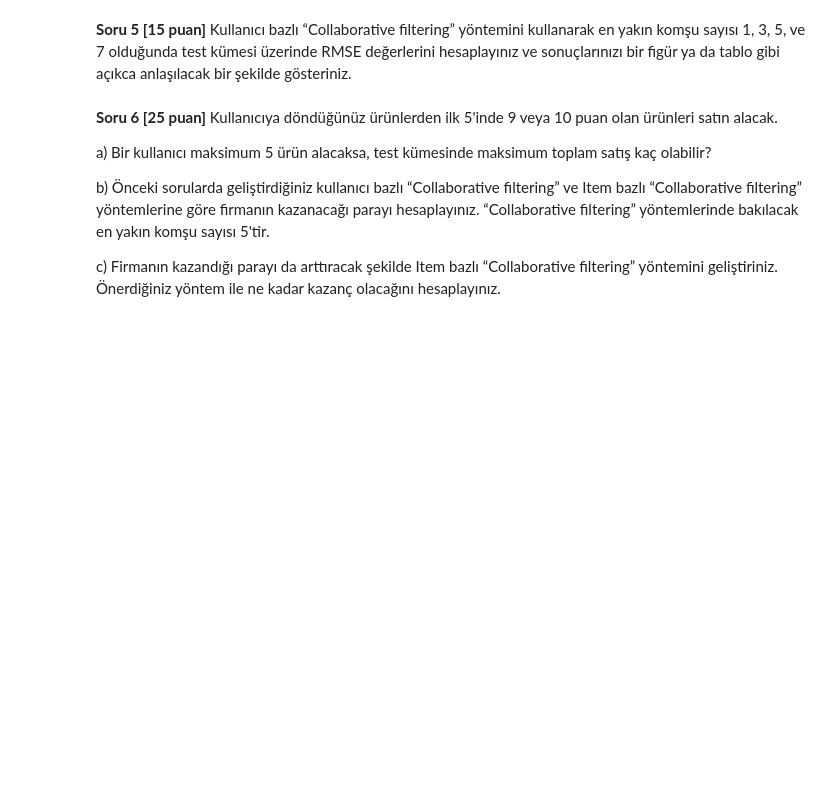
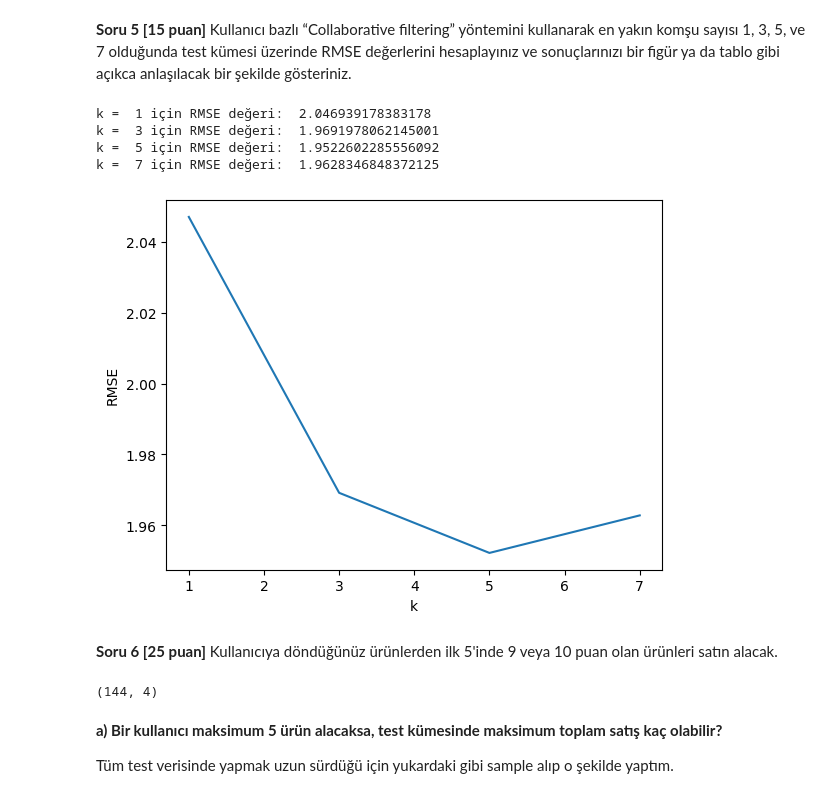
Before and after one commit to emre-bl/BIL476-Data-Mining, a Jupyter notebook: Recommendation Systems/Odev 2.ipynb, the cells around one changed output. Saved outputs shown, nothing was run; the diff lists cells and outputs as text; code cells hidden in the pictures; blank space fills up the shorter version.

```diff
--- a/Recommendation Systems/Odev 2.ipynb
+++ b/Recommendation Systems/Odev 2.ipynb
@@ -155,5 +211,9 @@ test.head(5)
 # %%
-a = User_user_filter(train, 276745 , '342310538', k= 5)
-print('Gerçek Değer :' ,test.iloc[0]['Book-Rating'])
-print('Tahmin Değeri :' ,a)
+for idx in proper_idx:
+    print("idx :", idx)
+    user_id = test.iloc[idx]['User-ID']
+    isbn = test.iloc[idx]['ISBN']
+    print('Gerçek Değer :' ,test.iloc[idx]['Book-Rating'])
+    print('Tahmin Değeri :' , User_user_filter(train,  user_id, isbn, k= 5))
+    print('-----------------------------------')
 # %% [output]
@@ -209,14 +287,40 @@ Tahmin Değeri : None
 # %% [markdown]
 **Soru 5 [15 puan]**  Kullanıcı bazlı “Collaborative filtering” yöntemini kullanarak en yakın komşu sayısı 1, 3, 5, ve 7 olduğunda test kümesi üzerinde RMSE değerlerini hesaplayınız ve sonuçlarınızı bir figür ya da tablo gibi açıkca anlaşılacak bir şekilde gösteriniz.
 # %%
-# cevabınızı buraya yazacaksınız
+RMSE_values = []
+test_predicts = []
+for k in range(1,8,2):
+    predict = []
+    for idx in test_.index:
+        predict.append(User_user_filter(train, test_.loc[idx, 'User-ID'], test_.loc[idx, 'ISBN'], k, print_output=False))
+    test_predicts.append(predict)
+    test_['predict'] = predict
+    RMSE = np.sqrt(np.mean((test_['predict'] - test_['Book-Rating'])**2))
+    RMSE_values.append(RMSE)
+    print('k = ', k, 'için RMSE değeri: ', RMSE)
+# %% [output]
+k =  1 için RMSE değeri:  2.046939178383178
+k =  3 için RMSE değeri:  1.9691978062145001
+k =  5 için RMSE değeri:  1.9522602285556092
+k =  7 için RMSE değeri:  1.9628346848372125
+# %%
+import matplotlib.pyplot as plt
+plt.plot(range(1,8,2), RMSE_values)
+plt.xlabel('k')
+plt.ylabel('RMSE')
+plt.show()
+# %% [output]
+[figure, added]
 # %% [markdown]
 **Soru 6 [25 puan]**  Kullanıcıya döndüğünüz ürünlerden ilk 5'inde 9 veya 10 puan olan ürünleri satın alacak.
-
-a) Bir kullanıcı maksimum 5 ürün alacaksa, test kümesinde maksimum toplam satış kaç olabilir?
-
-
-b) Önceki sorularda geliştirdiğiniz kullanıcı bazlı “Collaborative filtering” ve Item bazlı “Collaborative filtering” yöntemlerine göre firmanın kazanacağı parayı hesaplayınız. “Collaborative filtering” yöntemlerinde bakılacak en yakın komşu sayısı 5'tir.
-
-c) Firmanın kazandığı parayı da arttıracak şekilde Item bazlı “Collaborative filtering” yöntemini geliştiriniz. Önerdiğiniz yöntem ile ne kadar kazanç olacağını hesaplayınız.
+# %%
+random_users = np.random.choice(test['User-ID'].unique(), size=50, replace=False)
+random_test = test[test['User-ID'].isin(random_users)]
+random_test.shape
+# %% [output]
+(144, 4)
+# %% [markdown]
+**a) Bir kullanıcı maksimum 5 ürün alacaksa, test kümesinde maksimum toplam satış kaç olabilir?**
+
+Tüm test verisinde yapmak uzun sürdüğü için yukardaki gibi sample alıp o şekilde yaptım.
 # %%
```
Also changed, not shown: parts of 34 cells of this notebook.
